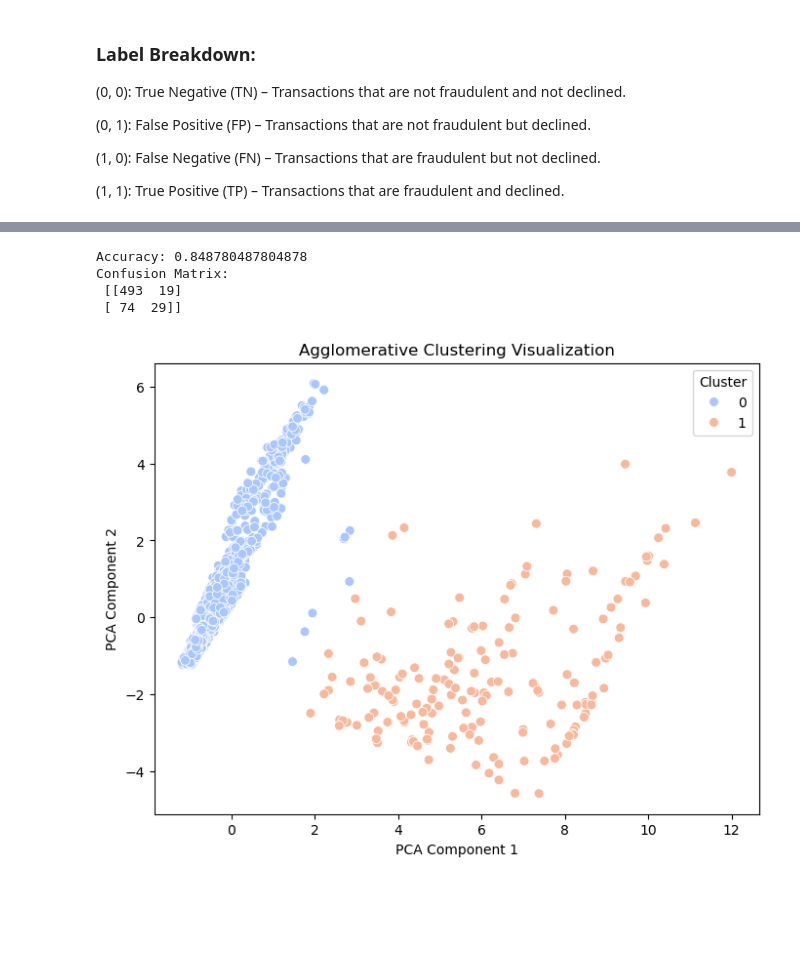
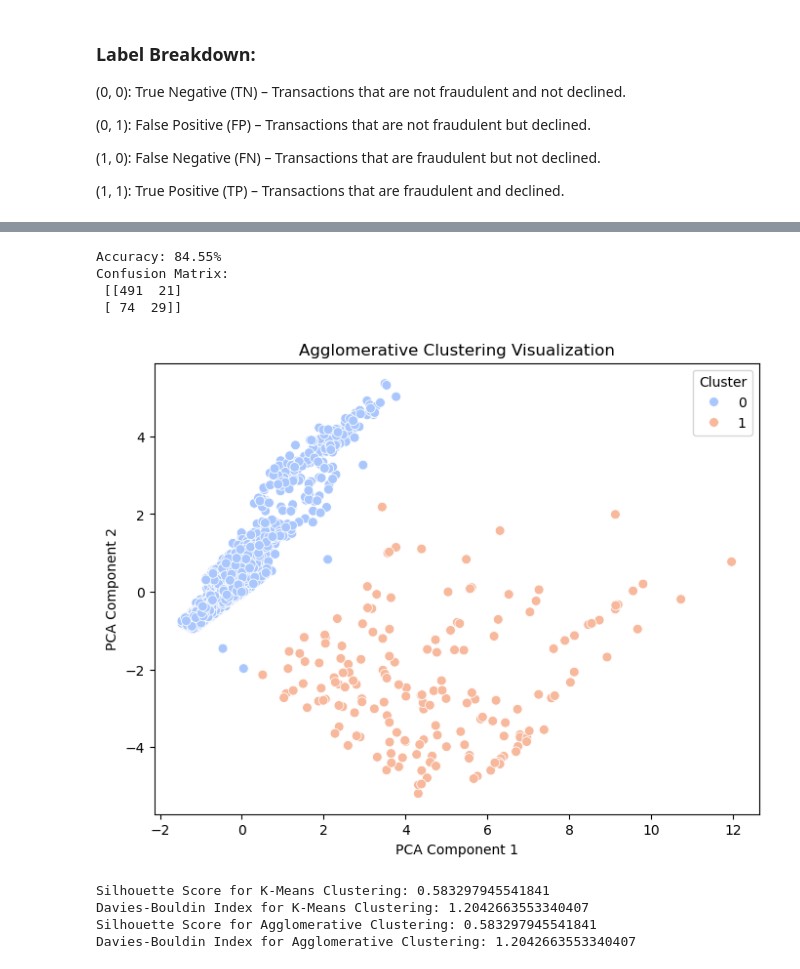
Before and after one commit to clarktommie/creditcardAbtract, a Jupyter notebook: creditCardFraud.ipynb, the cells around one changed output, grey strips where cells are left out. Drawn from its saved outputs; the diff is of its cells as text; code cells hidden in the pictures; blank space fills up the shorter version.

```diff
--- a/creditCardFraud.ipynb
+++ b/creditCardFraud.ipynb
@@ -101,0 +152,21 @@ memory usage: 264.4 KB
+# %%
+import matplotlib.pyplot as plt
+from sklearn.cluster import KMeans
+
+# List to store inertia values for each number of clusters
+inertia_values = []
+
+# Try different values for the number of clusters (from 1 to 10, adjust based on your data)
+for n_clusters in range(1, 11):
+    kmeans = KMeans(n_clusters=n_clusters, random_state=42)
+    kmeans.fit(X_train_cleaned)  # Fit the model on your cleaned dataset
+    inertia_values.append(kmeans.inertia_)  # Inertia is the within-cluster sum of squares
+
+# Plotting the Elbow graph
+plt.figure(figsize=(8, 6))
+plt.plot(range(1, 11), inertia_values, marker='o')
+plt.title('Elbow Method for Optimal Number of Clusters')
+plt.xlabel('Number of Clusters')
+plt.ylabel('Inertia (Within-Cluster Sum of Squares)')
+plt.grid(True)
+plt.show()
@@ -141,8 +186,8 @@ cc_fraud_df.head()
 from sklearn.model_selection import train_test_split
 
 
-X = cc_fraud_df.drop('isFradulent', axis=1)
-y = cc_fraud_df['isFradulent']
+X = X_train_cleaned.drop('isFradulent', axis=1)
+y = X_train_cleaned['isFradulent']
 X_train, X_test, y_train, y_test = train_test_split(X, y, test_size=0.2, random_state=42)
 
 # scale the data
@@ -285,39 +333,61 @@ import matplotlib.pyplot as plt
 import seaborn as sns
 from sklearn.decomposition import PCA
 from sklearn.cluster import AgglomerativeClustering
 from sklearn.metrics import accuracy_score, confusion_matrix
 
+# Create a single instance of AgglomerativeClustering
+agg = AgglomerativeClustering(n_clusters=2, linkage='ward')
+
 # Train on training data
-agg_train = AgglomerativeClustering(n_clusters=2, linkage='ward')
-y_train_pred = agg_train.fit_predict(X_train)
+y_train_pred = agg.fit_predict(X_train)
 
-# Train a new model for test data (since Agglomerative Clustering doesn’t generalize)
-agg_test = AgglomerativeClustering(n_clusters=2, linkage='ward')
-y_test_pred = agg_test.fit_predict(X_test)
+# Apply the same model to test data
+y_test_pred = agg.fit_predict(X_test)
 
 # Compute "accuracy" by comparing clusters with true labels (not always meaningful for clustering)
 accuracy = accuracy_score(y_test, y_test_pred)
-print('Accuracy:', accuracy)
+
+print('Accuracy: {:.2f}%'.format(accuracy * 100))
 
 # Confusion matrix
 confusion = confusion_matrix(y_test, y_test_pred)
 print('Confusion Matrix:\n', confusion)
 
 # Reduce dimensions to 2D for visualization
 pca = PCA(n_components=2)
 X_train_2D = pca.fit_transform(X_train)
 
 # Scatter plot to visualize clusters
 plt.figure(figsize=(8, 6))
 sns.scatterplot(x=X_train_2D[:, 0], y=X_train_2D[:, 1], hue=y_train_pred, palette='coolwarm', s=50)
 plt.title("Agglomerative Clustering Visualization")
 plt.xlabel("PCA Component 1")
 plt.ylabel("PCA Component 2")
 plt.legend(title="Cluster")
 plt.show()
+# Accuracy: 84.55% at 2 clusters
 # %% [output]
-Accuracy: 0.848780487804878
+Accuracy: 84.55%
 Confusion Matrix:
- [[493  19]
+ [[491  21]
  [ 74  29]]
-[figure, old version]
+[figure, new version]
+# %%
+from sklearn.metrics import silhouette_score, davies_bouldin_score
+# create silhouette and davies bouldin scores for kmeans and agglomerative clustering
+silhouette_kmeans = silhouette_score(X_train, y_train_pred)
+davies_bouldin_kmeans = davies_bouldin_score(X_train, y_train_pred)
+
+silhouette_agg = silhouette_score(X_train, y_train_pred)
+davies_bouldin_agg = davies_bouldin_score(X_train, y_train_pred)
+
+print("Silhouette Score for K-Means Clustering:", silhouette_kmeans)
+print("Davies-Bouldin Index for K-Means Clustering:", davies_bouldin_kmeans)
+
+print("Silhouette Score for Agglomerative Clustering:", silhouette_agg)
+print("Davies-Bouldin Index for Agglomerative Clustering:", davies_bouldin_agg)
+# %% [output]
+Silhouette Score for K-Means Clustering: 0.583297945541841
+Davies-Bouldin Index for K-Means Clustering: 1.2042663553340407
+Silhouette Score for Agglomerative Clustering: 0.583297945541841
+Davies-Bouldin Index for Agglomerative Clustering: 1.2042663553340407
```
Also changed, not shown: parts of 11 cells of this notebook.
